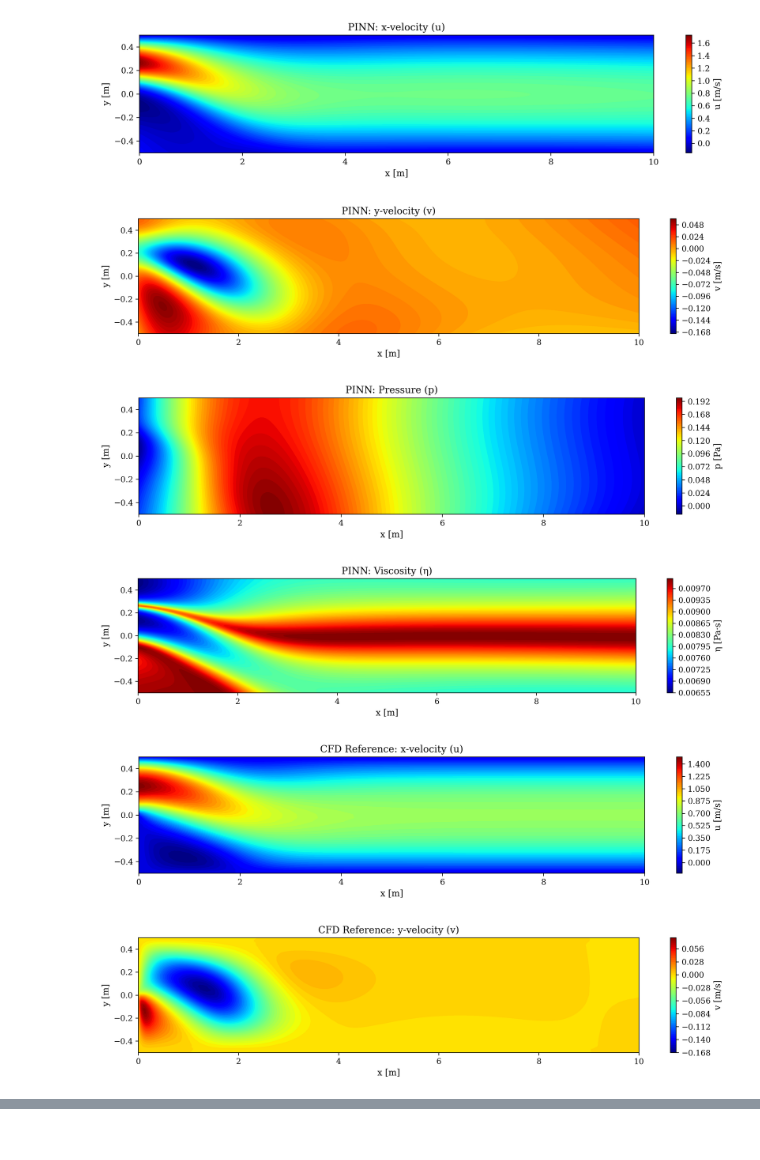
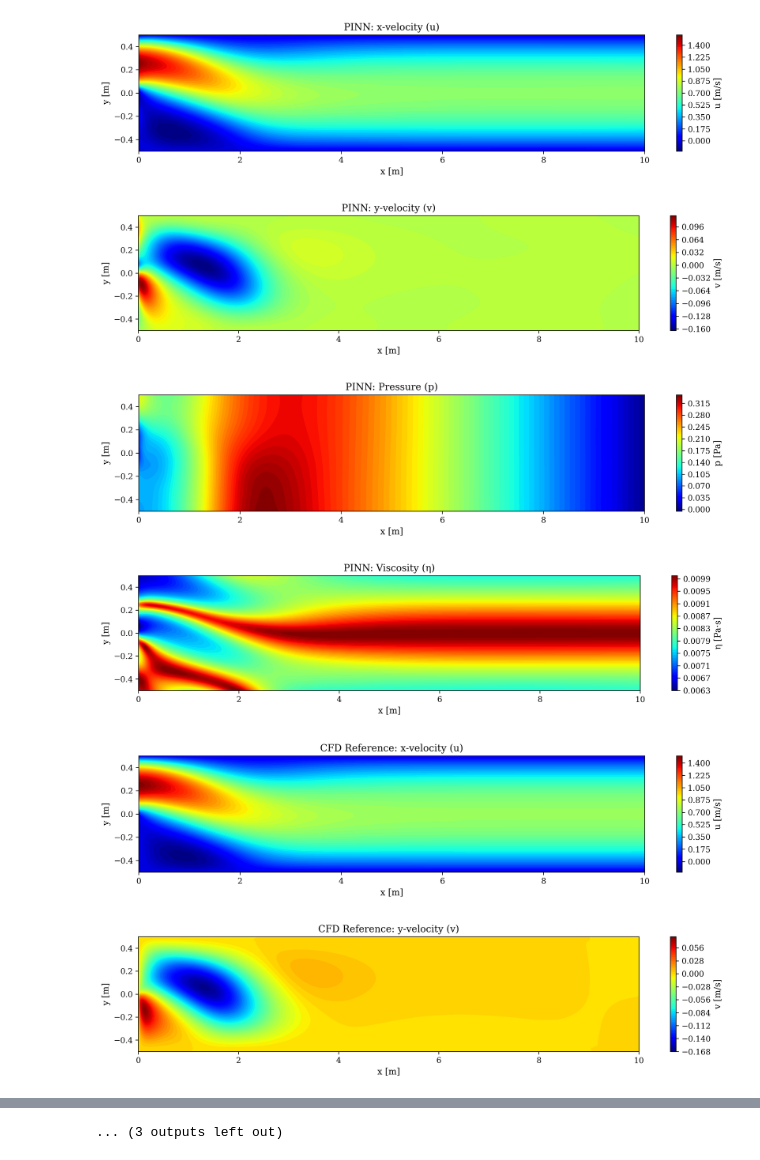
Before and after one commit to Hvf00/PI-GCNN, a Jupyter notebook: Case-2a/4-PINNs-inverse.ipynb, the cells around one changed output, grey strips where cells are left out. Saved outputs shown, nothing was run; the diff lists cells and outputs as text; code cells hidden in the pictures.

```diff
--- a/Case-2a/4-PINNs-inverse.ipynb
+++ b/Case-2a/4-PINNs-inverse.ipynb
@@ -25,7 +25,7 @@ from scipy.interpolate import griddata
 from data_sampling import tanh_pattern_sampling, sine_wave_pattern_sampling, random_fixed_sampling
 from plot_saver import setup_output_dirs, get_next_run_number
 # %%
-script_name = "ii-PINNs-inverse"
+script_name = "PINN-illpose-100data-without-noise-sinpattern-Results"
 DIRS = setup_output_dirs(script_name)
 torch.set_default_dtype(torch.float64)
 device = torch.device("cuda" if torch.cuda.is_available() else "cpu")
@@ -47,7 +47,7 @@ indices, xy_sampled, u_sampled, v_sampled, (x_p, y_p), (xc, yc) = sine_wave_patt
     xy=X_CFD,
     u=u_cfd,
     v=v_cfd,
-    n_samples=40,
+    n_samples=100,
     save_path=os.path.join(DIRS["plots"], "selected_points.png")
 )
 # %% [output]
@@ -528,7 +622,7 @@ class Pinns:
 # %%
 net = Pinns()
-#net.network.load_state_dict(torch.load(os.path.join(DIRS["models"], "model_best.pth")))
-net.train(num_epochs=1000)
+net.network.load_state_dict(torch.load(os.path.join(DIRS["models"], "model_best.pth")))
+net.train(num_epochs=20000)
 net.plot()
 # %% [output]
 CUDA Available: True
@@ -551,7 +651,7 @@ Run history saved -> ii-PINNs-inverse-Results/history/loss_history_run001.csv
-[figure, old version]
+[figure, new version]
-[figure, old version]
+[figure, new version]
-[figure, old version]
+[figure, new version]
-[figure, old version]
+[figure, new version]
 [figure]
 [figure]
 [figure]
@@ -563,3 +661,4 @@ Run history saved -> ii-PINNs-inverse-Results/history/loss_history_run001.csv
+... (3 outputs left out)
 # %%
 import shutil
 import os
```
Also changed, not shown: parts of 4 cells of this notebook, 4 other files.
